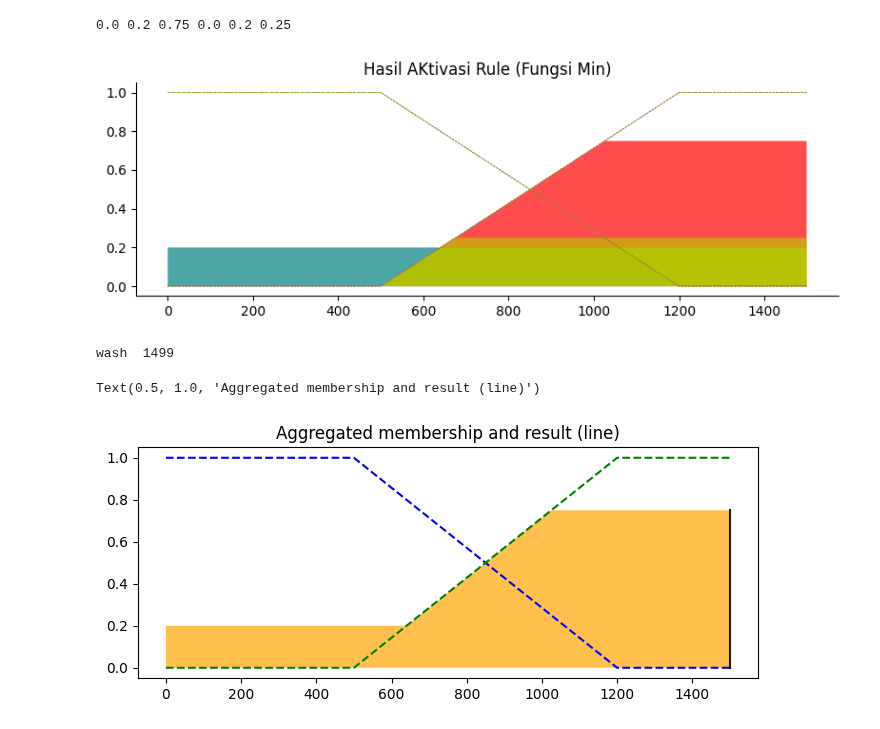
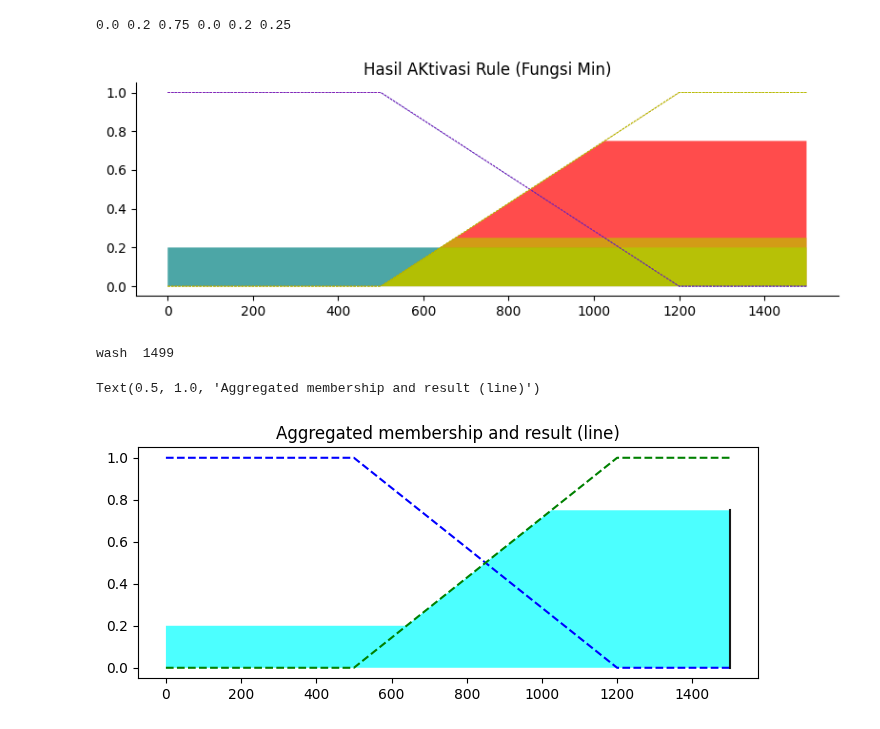
Before and after one commit to pramadikaegamo/soft-computing-praktik, a Jupyter notebook: Pertemuan 6/SCP_M06_5200411193_Pramadika Egamo.ipynb, the cells around one changed output. Cells and saved outputs as stored; diff of their text form; code cells hidden in the pictures.

```diff
--- a/Pertemuan 6/meet06.ipynb
+++ b/Pertemuan 6/SCP_M06_5200411193_Pramadika Egamo.ipynb
@@ -94,13 +95,13 @@ fig, ax0 = plt.subplots(figsize=(8,3))
 ax0.fill_between(x_wash, wash0, wash_activation_r1, facecolor='b', alpha=0.7)
 ax0.plot(x_wash, wash_lambat, 'b', linewidth=0.5, linestyle='--')
 ax0.fill_between(x_wash, wash0, wash_activation_r2, facecolor='teal', alpha=0.7)
-ax0.plot(x_wash, wash_cepat, 'teal', linewidth=0.5, linestyle='--')
+ax0.plot(x_wash, wash_lambat, 'teal', linewidth=0.5, linestyle='--')
 ax0.fill_between(x_wash, wash0, wash_activation_r3, facecolor='r', alpha=0.7)
-ax0.plot(x_wash, wash_lambat, 'r', linewidth=0.5, linestyle='--')
+ax0.plot(x_wash, wash_cepat, 'r', linewidth=0.5, linestyle='--')
 ax0.fill_between(x_wash, wash0, wash_activation_r4, facecolor='m', alpha=0.7)
-ax0.plot(x_wash, wash_cepat, 'm', linewidth=0.5, linestyle='--')
+ax0.plot(x_wash, wash_lambat, 'm', linewidth=0.5, linestyle='--')
 ax0.fill_between(x_wash, wash0, wash_activation_r5, facecolor='chartreuse', alpha=0.7)
-ax0.plot(x_wash, wash_lambat, 'chartreuse', linewidth=0.5, linestyle='--')
+ax0.plot(x_wash, wash_cepat, 'chartreuse', linewidth=0.5, linestyle='--')
 ax0.fill_between(x_wash, wash0, wash_activation_r6, facecolor='y', alpha=0.7)
 ax0.plot(x_wash, wash_cepat, 'y', linewidth=0.5, linestyle='--')
 ax0.set_title("Hasil AKtivasi Rule (Fungsi Min)")
@@ -113,7 +114,7 @@ for ax in (ax0,):
     ax.get_yaxis().tick_left
 plt.tight_layout()
 # %% [output]
-[figure, old version]
+[figure, new version]
 # %%
 aggregated = np.fmax(wash_activation_r1,
                      np.fmax(wash_activation_r2,
@@ -129,11 +130,11 @@ wash  1499
 # %%
 fig, ax0 = plt.subplots(figsize=(8, 3))
 ax0.plot(x_wash, wash_lambat, 'b', linewidth=1.5, linestyle='--')
 ax0.plot(x_wash, wash_cepat, 'g', linewidth=1.5, linestyle='--')
 
-ax0.fill_between(x_wash, wash0, aggregated, facecolor='Orange', alpha=0.7)
+ax0.fill_between(x_wash, wash0, aggregated, facecolor='aqua', alpha=0.7)
 ax0.plot([wash, wash], [0, wash_activation], 'k', linewidth=1.5, alpha=0.9)
 ax0.set_title("Aggregated membership and result (line)")
 # %% [output]
 Text(0.5, 1.0, 'Aggregated membership and result (line)')
-[figure, old version]
+[figure, new version]
```
Also changed, not shown: parts of 2 cells of this notebook.
